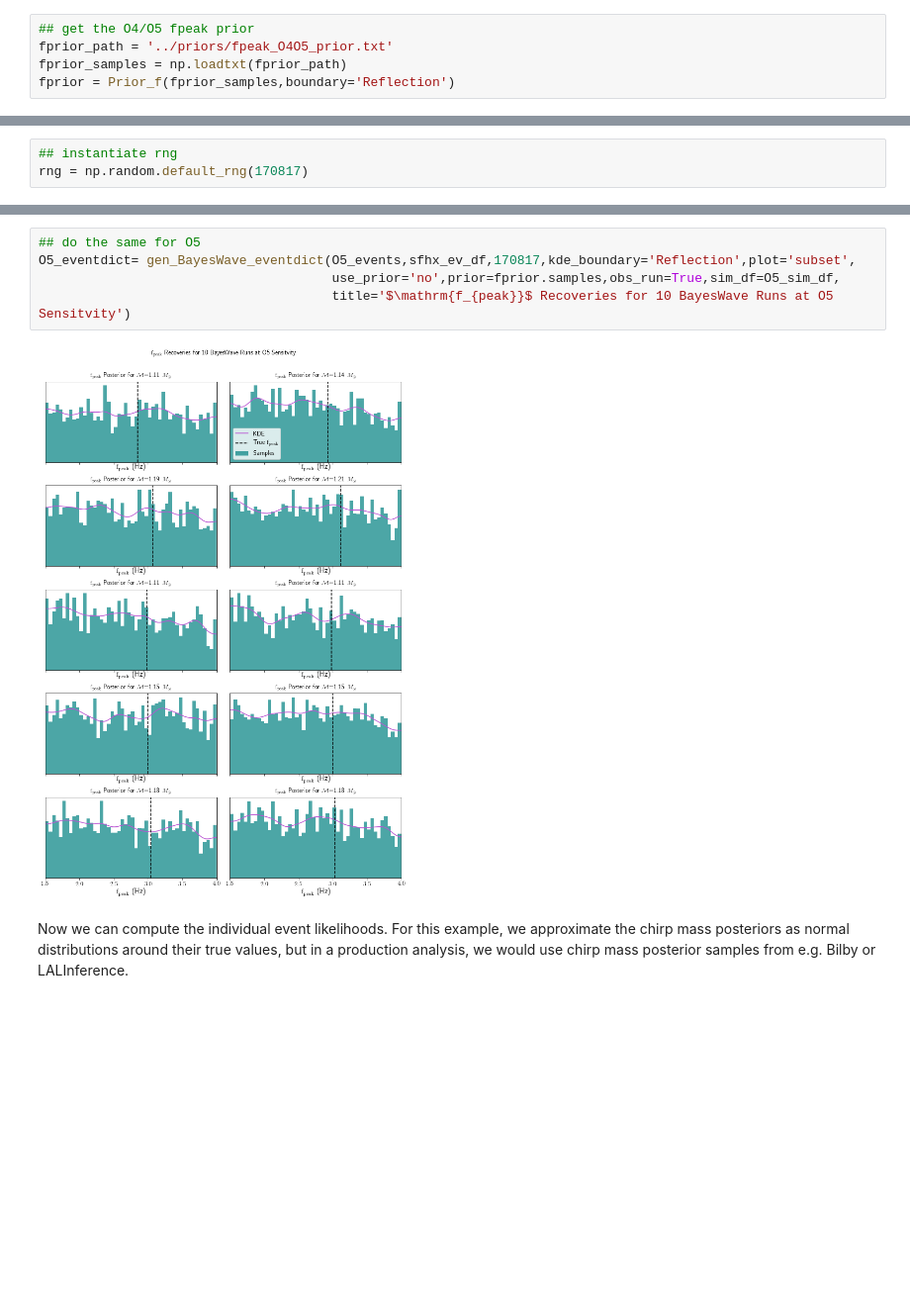
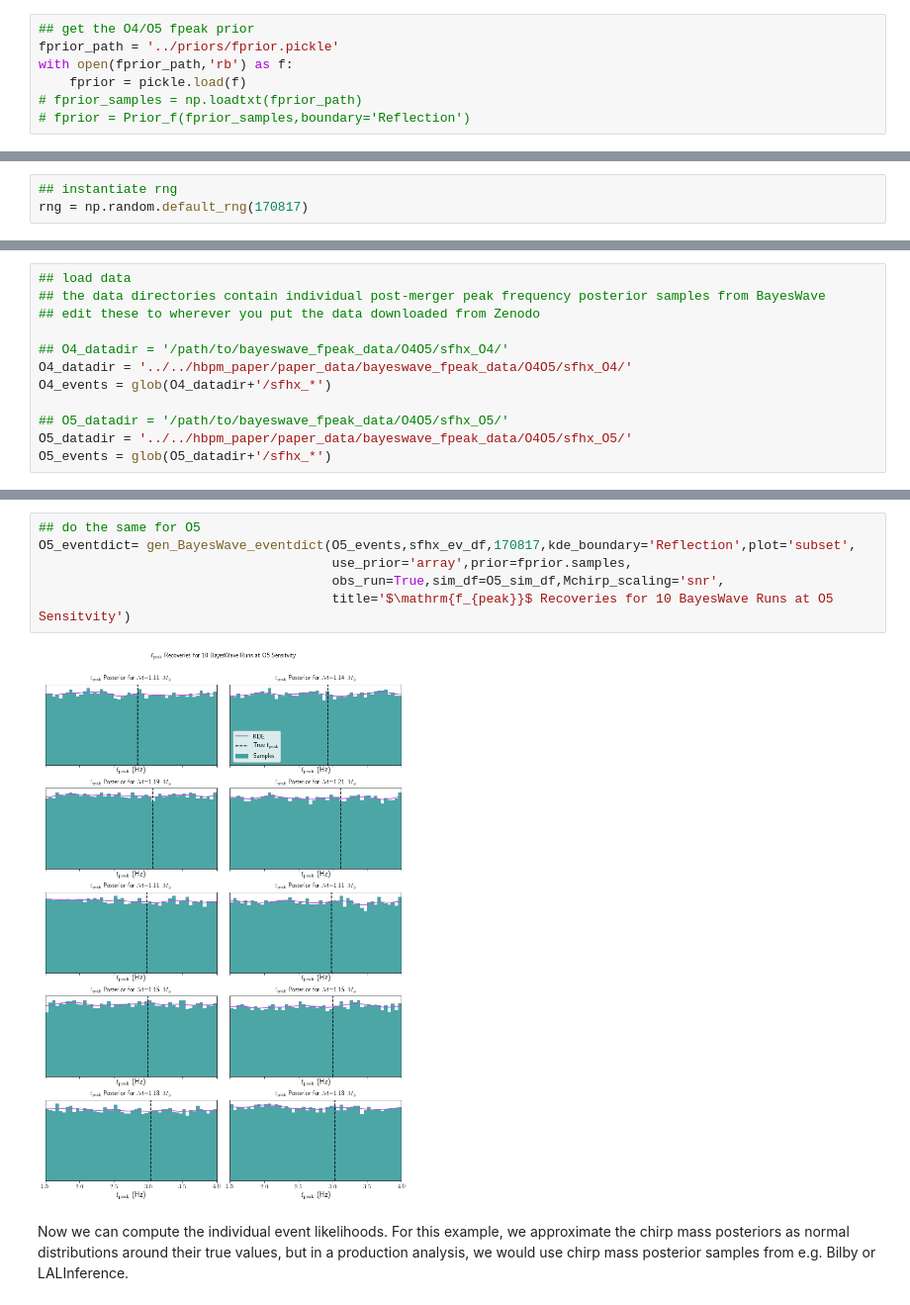
Before and after one commit to criswellalexander/bayestack, a Jupyter notebook: tutorial/tutorial.ipynb, the cells around one changed output, grey strips where cells are left out. Shown at 99% size. Cells and saved outputs as stored; diff of their text form; blank space fills up the shorter version.

```diff
--- a/tutorial/tutorial.ipynb
+++ b/tutorial/tutorial.ipynb
@@ -53,8 +53,10 @@ Rs, Rprior_kernel, R16samples = load_Rprior('../priors/R16_prior.txt',return_sam
 # %%
 ## get the O4/O5 fpeak prior
-fprior_path = '../priors/fpeak_O4O5_prior.txt'
-fprior_samples = np.loadtxt(fprior_path)
-fprior = Prior_f(fprior_samples,boundary='Reflection')
+fprior_path = '../priors/fprior.pickle'
+with open(fprior_path,'rb') as f:
+    fprior = pickle.load(f)
+# fprior_samples = np.loadtxt(fprior_path)
+# fprior = Prior_f(fprior_samples,boundary='Reflection')
 # %%
 ## plot the fpeak prior
 plt.figure()
@@ -79 +85,13 @@ rng = np.random.default_rng(170817)
+# %%
+## load data
+## the data directories contain individual post-merger peak frequency posterior samples from BayesWave
+## edit these to wherever you put the data downloaded from Zenodo
+
+## O4_datadir = '/path/to/bayeswave_fpeak_data/O4O5/sfhx_O4/'
+O4_datadir = '../../hbpm_paper/paper_data/bayeswave_fpeak_data/O4O5/sfhx_O4/'
+O4_events = glob(O4_datadir+'/sfhx_*')
+
+## O5_datadir = '/path/to/bayeswave_fpeak_data/O4O5/sfhx_O5/'
+O5_datadir = '../../hbpm_paper/paper_data/bayeswave_fpeak_data/O4O5/sfhx_O5/'
+O5_events = glob(O5_datadir+'/sfhx_*')
 # %%
@@ -101,10 +114,11 @@ O4_eventdict= gen_BayesWave_eventdict(O4_events,sfhx_ev_df,170817,kde_boundary='
 # %%
 ## do the same for O5
 O5_eventdict= gen_BayesWave_eventdict(O5_events,sfhx_ev_df,170817,kde_boundary='Reflection',plot='subset',
-                                      use_prior='no',prior=fprior.samples,obs_run=True,sim_df=O5_sim_df,
+                                      use_prior='array',prior=fprior.samples,
+                                      obs_run=True,sim_df=O5_sim_df,Mchirp_scaling='snr',
                                       title='$\mathrm{f_{peak}}$ Recoveries for 10 BayesWave Runs at O5 Sensitvity')
 # %% [output]
-[figure, old version]
+[figure, new version]
 # %% [markdown]
 Now we can compute the individual event likelihoods. For this example, we approximate the chirp mass posteriors as normal distributions around their true values, but in a production analysis, we would use chirp mass posterior samples from e.g. Bilby or LALInference.
 # %%
```
Also changed, not shown: parts of 20 cells of this notebook, 9 other files.
